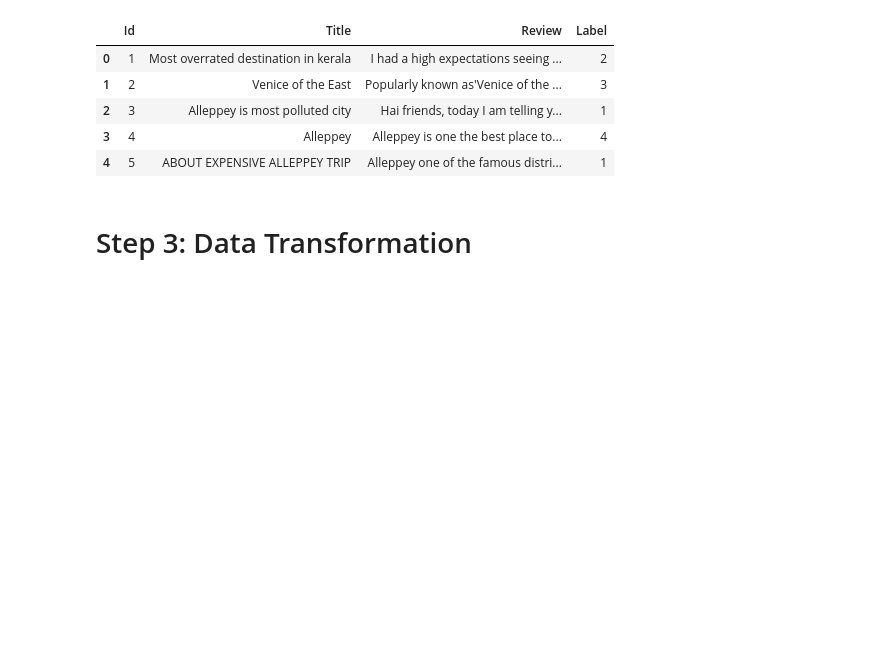
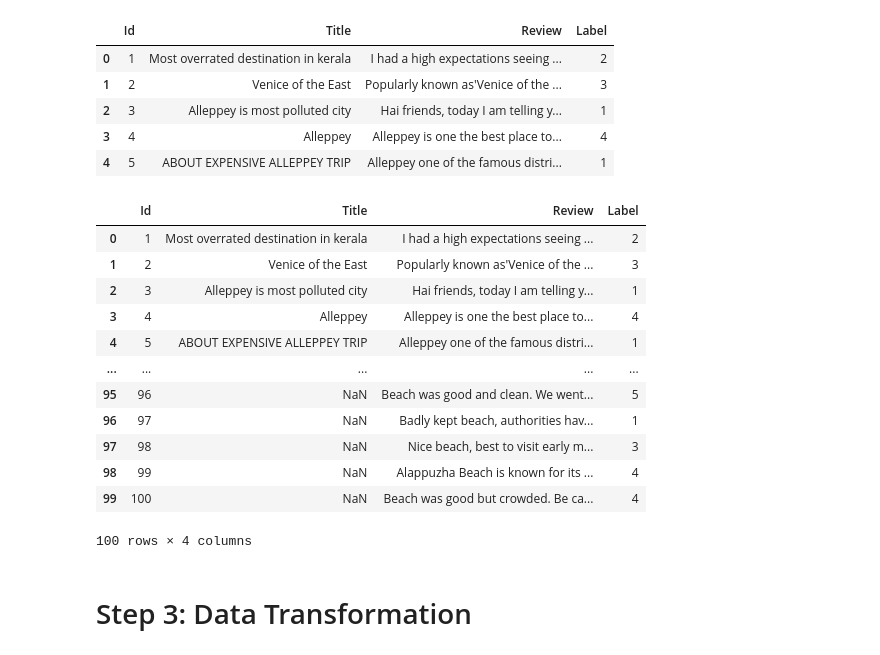
Before and after one commit to ajayt0m/Text_Classification_Alleppey, a Jupyter notebook: Classification.ipynb, the cells around one changed output. Cells and saved outputs as stored; diff of their text form; code cells hidden in the pictures; blank space fills up the shorter version.

```diff
--- a/Classification.ipynb
+++ b/Classification.ipynb
@@ -63,6 +64,22 @@ with pd.option_context("display.max_columns", None, "display.max_rows", None):
 | 2 | 3 | Alleppey is most polluted city | Hai friends, today I am telling y... | 1 |
 | 3 | 4 | Alleppey | Alleppey is one the best place to... | 4 |
 | 4 | 5 | ABOUT EXPENSIVE ALLEPPEY TRIP | Alleppey one of the famous distri... | 1 |
+# %%
+df
+# %% [output]
+|  | Id | Title | Review | Label |
+| 0 | 1 | Most overrated destination in kerala | I had a high expectations seeing ... | 2 |
+| 1 | 2 | Venice of the East | Popularly known as'Venice of the ... | 3 |
+| 2 | 3 | Alleppey is most polluted city | Hai friends, today I am telling y... | 1 |
+| 3 | 4 | Alleppey | Alleppey is one the best place to... | 4 |
+| 4 | 5 | ABOUT EXPENSIVE ALLEPPEY TRIP | Alleppey one of the famous distri... | 1 |
+| ... | ... | ... | ... | ... |
+| 95 | 96 | NaN | Beach was good and clean. We went... | 5 |
+| 96 | 97 | NaN | Badly kept beach, authorities hav... | 1 |
+| 97 | 98 | NaN | Nice beach, best to visit early m... | 3 |
+| 98 | 99 | NaN | Alappuzha Beach is known for its ... | 4 |
+| 99 | 100 | NaN | Beach was good but crowded. Be ca... | 4 |
+100 rows × 4 columns
 # %% [markdown]
 # Step 3: Data Transformation
 # %%
```
Also changed, not shown: parts of 11 cells of this notebook.
